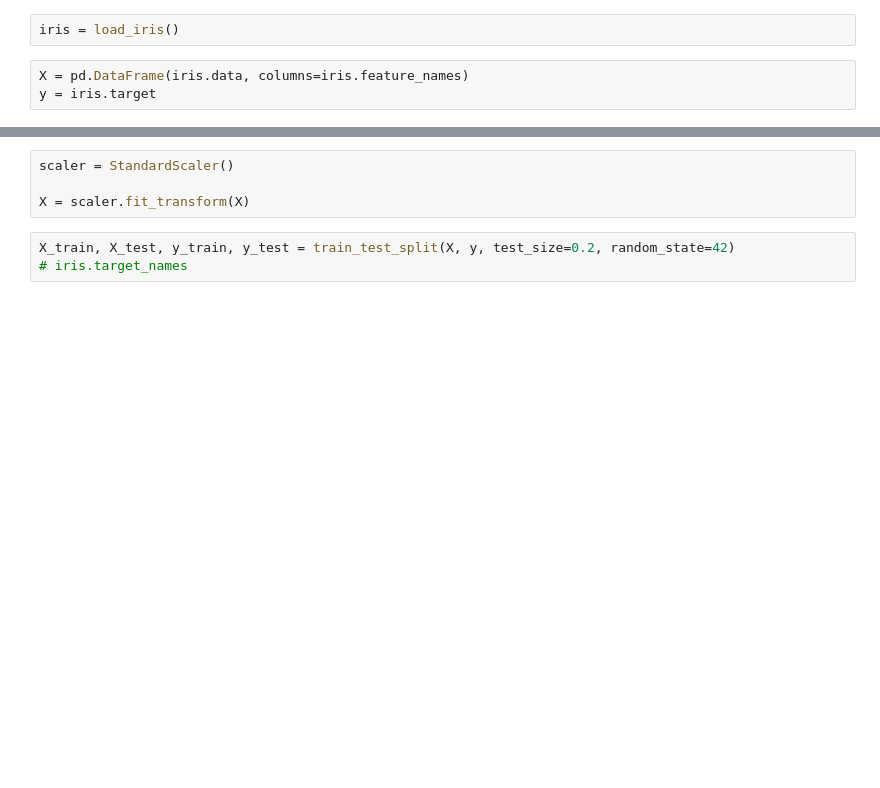
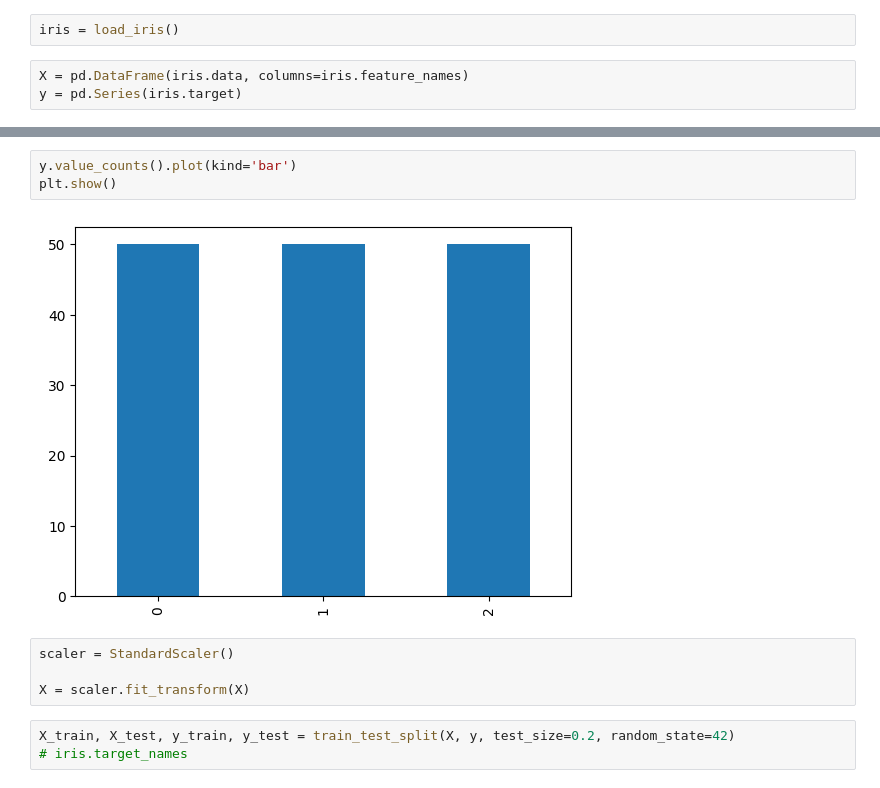
Before and after one commit to NajeebFarhan/machine-learning-practice-repo, a Jupyter notebook: iris_data.ipynb, the cells around one changed output, grey strips where cells are left out. Drawn from its saved outputs; the diff is of its cells as text; blank space fills up the shorter version.

```diff
--- a/iris_data.ipynb
+++ b/iris_data.ipynb
@@ -9,4 +10,4 @@ import pandas as pd
 iris = load_iris()
 # %%
 X = pd.DataFrame(iris.data, columns=iris.feature_names)
-y = iris.target
+y = pd.Series(iris.target)
@@ -19,3 +35,8 @@ print(len(y))
+# %%
+y.value_counts().plot(kind='bar')
+plt.show()
+# %% [output]
+[figure, added]
 # %%
 scaler = StandardScaler()
 
```
Also changed, not shown: parts of 3 cells of this notebook, 2 other files.
